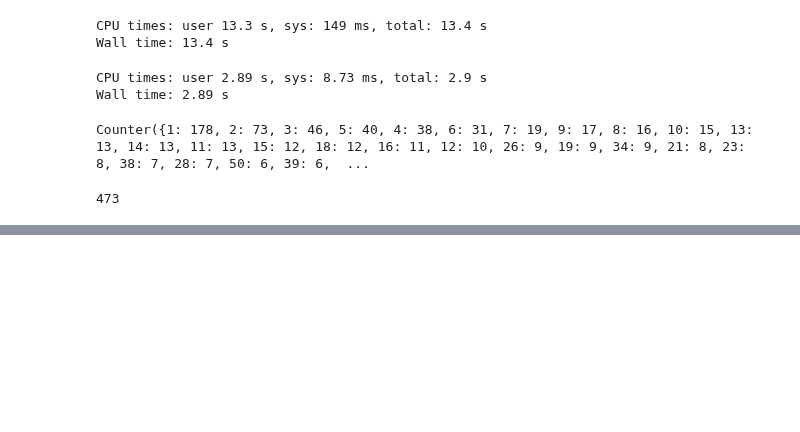
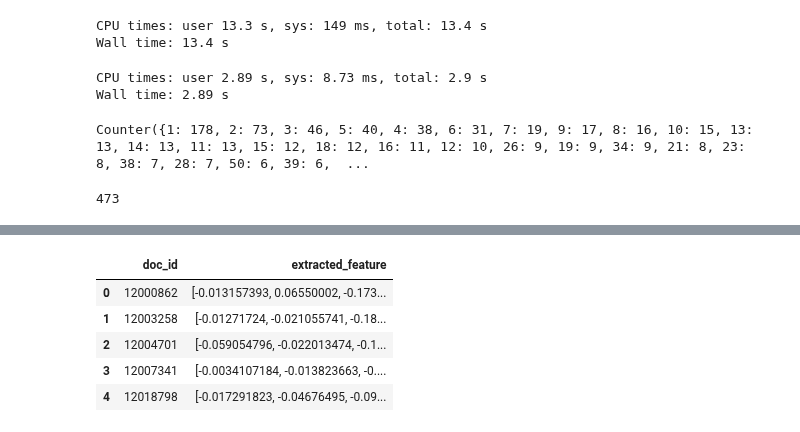
Before and after one commit to yoheikikuta/US-patent-analysis, a Jupyter notebook: colab/bert_tripletloss.ipynb, the cells around one changed output, grey strips where cells are left out. Drawn from its saved outputs; the diff is of its cells as text; code cells hidden in the pictures; blank space fills up the shorter version.

```diff
--- a/colab/bert_tripletloss.ipynb
+++ b/colab/bert_tripletloss.ipynb
@@ -564,0 +602,2 @@ sum(counter[i] for i in range(11))
+# %%
+model = Model(input_shape=768, output_shape=100)
@@ -564,0 +625,11 @@ sum(counter[i] for i in range(11))
+# %%
+test_extracted_features_df = to_extracted_features(test_normalized_feature_dict_1000, model)
+# %%
+test_extracted_features_df.head()
+# %% [output]
+|  | doc_id | extracted_feature |
+| 0 | 12000862 | [-0.013157393, 0.06550002, -0.173... |
+| 1 | 12003258 | [-0.01271724, -0.021055741, -0.18... |
+| 2 | 12004701 | [-0.059054796, -0.022013474, -0.1... |
+| 3 | 12007341 | [-0.0034107184, -0.013823663, -0.... |
+| 4 | 12018798 | [-0.017291823, -0.04676495, -0.09... |
```
Also changed, not shown: parts of 90 cells of this notebook.
